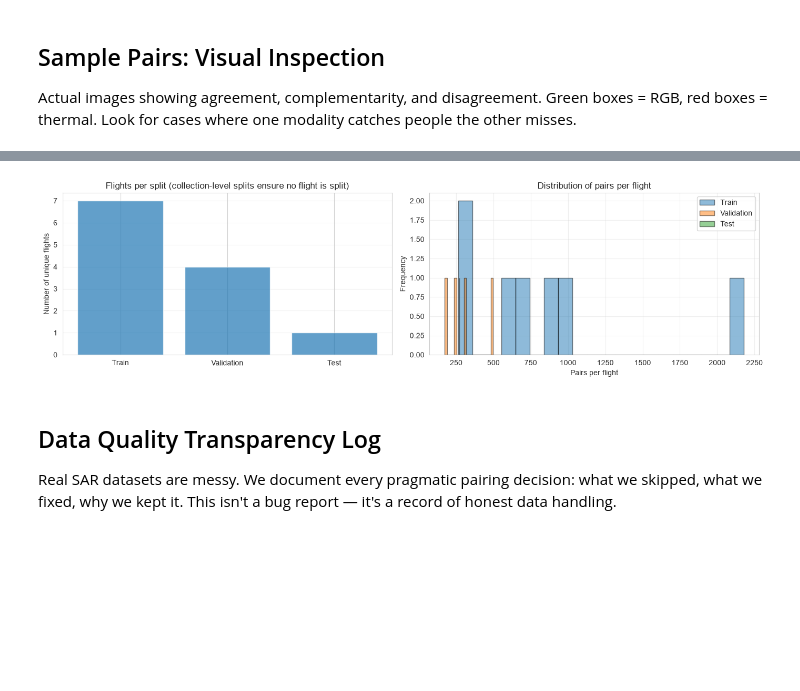
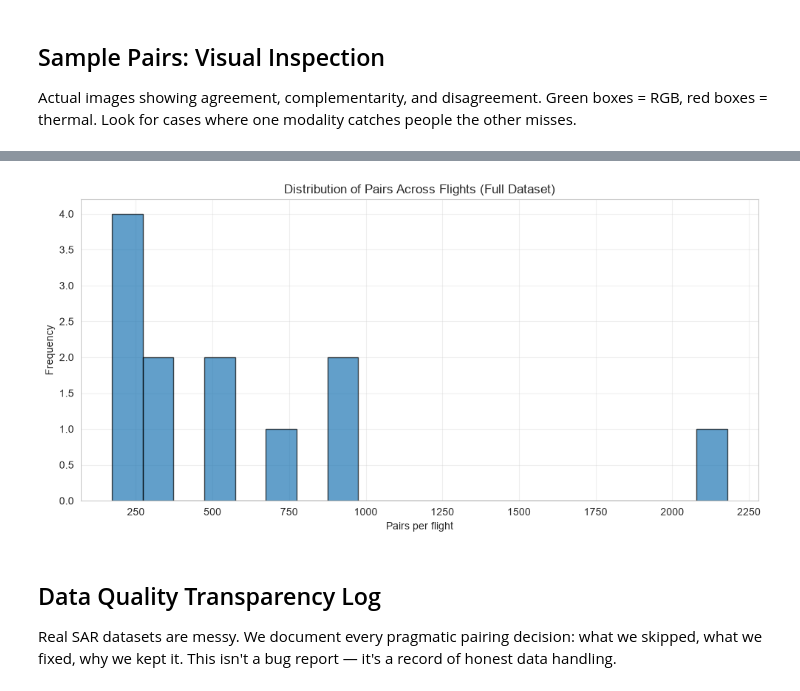
Before and after one commit to graylayer-labs/ssl-aerial-person-detection, a Jupyter notebook: reports/01_data_exploration.ipynb, the cells around one changed output, grey strips where cells are left out. Cells and saved outputs as stored; diff of their text form; code cells hidden in the pictures; blank space fills up the shorter version.

```diff
--- a/reports/01_data_exploration.ipynb
+++ b/reports/01_data_exploration.ipynb
@@ -461,64 +470,32 @@ How many distinct SAR flights (collections) are in each split? No flight should
 # %%
-# Group by collection and analyze diversity
+# Analyze full dataset flight diversity
 from collections import Counter
 
-splits_with_collections = {
-    "Train": train,
-    "Validation": val,
-    "Test": test,
-}
+collections = [r["collection_id"] for r in full]
+collection_counts = Counter(collections)
+unique_collections = len(collection_counts)
+pairs_per_flight = len(full) / unique_collections
+top_flight_pct = 100 * max(collection_counts.values()) / len(full)
 
-diversity_data = []
-for split_name, records in splits_with_collections.items():
-    if not records:
-        continue
+print("Flight Diversity (Full Dataset):")
+print()
+print(f"  Unique flights:      {unique_collections}")
+print(f"  Total pairs:         {len(full):,}")
+print(f"  Pairs per flight:    {pairs_per_flight:.1f}")
+print(f"  Top flight %:        {top_flight_pct:.1f}%")
+print()
+print("This means no single flight dominates the dataset, and we have")
+print("sufficient flight diversity for generalizable SSL training.")
 
-    collections = [r["collection_id"] for r in records]
-    collection_counts = Counter(collections)
-    unique_collections = len(collection_counts)
+# Histogram: pairs per flight distribution
+pairs_per_flight_list = list(collection_counts.values())
 
-    diversity_data.append(
-        {
-            "Split": split_name,
-            "Unique flights": unique_collections,
-            "Total pairs": len(records),
-            "Pairs per flight (mean)": f"{len(records) / unique_collections:.1f}",
-            "Top flight %": f"{100 * max(collection_counts.values()) / len(records):.1f}%",
-        }
-    )
-
-diversity_df = pd.DataFrame(diversity_data)
-print("Flight Distribution Across Splits:")
-print(diversity_df.to_string(index=False))
-
-# Bar chart: number of flights per split
-fig, (ax1, ax2) = plt.subplots(1, 2, figsize=(14, 4))
-
-for split_name, records in splits_with_collections.items():
-    if not records:
-        continue
-    collections = [r["collection_id"] for r in records]
-    collection_counts = Counter(collections)
-    ax1.bar(split_name, len(collection_counts), color="tab:blue", alpha=0.7)
-
-ax1.set_ylabel("Number of unique flights")
-ax1.set_title("Flights per split (collection-level splits ensure no flight is split)")
-ax1.grid(True, alpha=0.3, axis="y")
-
-# Pairs per flight distribution
-for split_name, records in splits_with_collections.items():
-    if not records:
-        continue
-    collections = [r["collection_id"] for r in records]
-    collection_counts = Counter(collections)
-    pairs_per_flight = list(collection_counts.values())
-    ax2.hist(pairs_per_flight, bins=20, alpha=0.5, label=split_name, edgecolor="black")
-
-ax2.set_xlabel("Pairs per flight")
-ax2.set_ylabel("Frequency")
-ax2.set_title("Distribution of pairs per flight")
-ax2.legend()
-ax2.grid(True, alpha=0.3)
+fig, ax = plt.subplots(figsize=(10, 5))
+ax.hist(pairs_per_flight_list, bins=20, alpha=0.7, color="tab:blue", edgecolor="black")
+ax.set_xlabel("Pairs per flight")
+ax.set_ylabel("Frequency")
+ax.set_title("Distribution of Pairs Across Flights (Full Dataset)")
+ax.grid(True, alpha=0.3)
 
 plt.tight_layout()
 plt.show()
@@ -531,4 +512,4 @@ Validation               4         1220                   305.0        40.7%
-[figure, old version]
+[figure, new version]
 # %% [markdown]
 ## Data Quality Transparency Log
 
```
Also changed, not shown: parts of 20 cells of this notebook, 1 other file.
